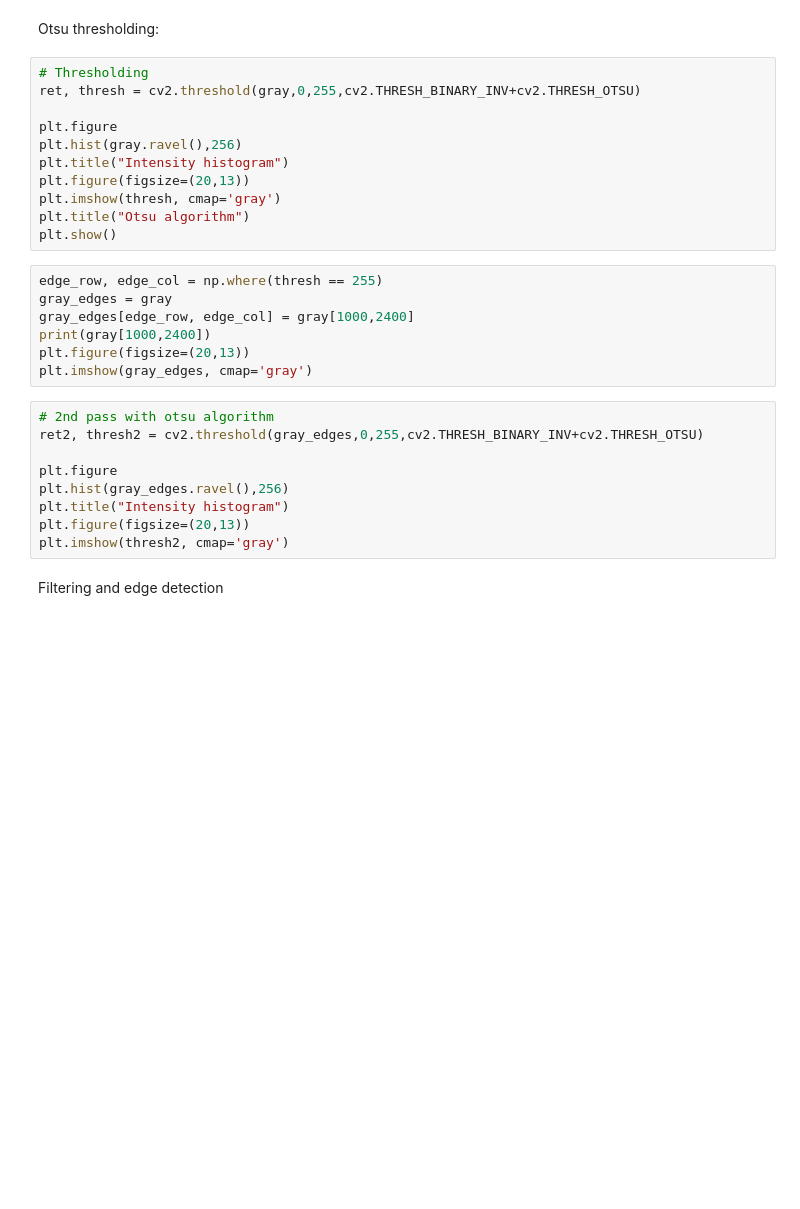
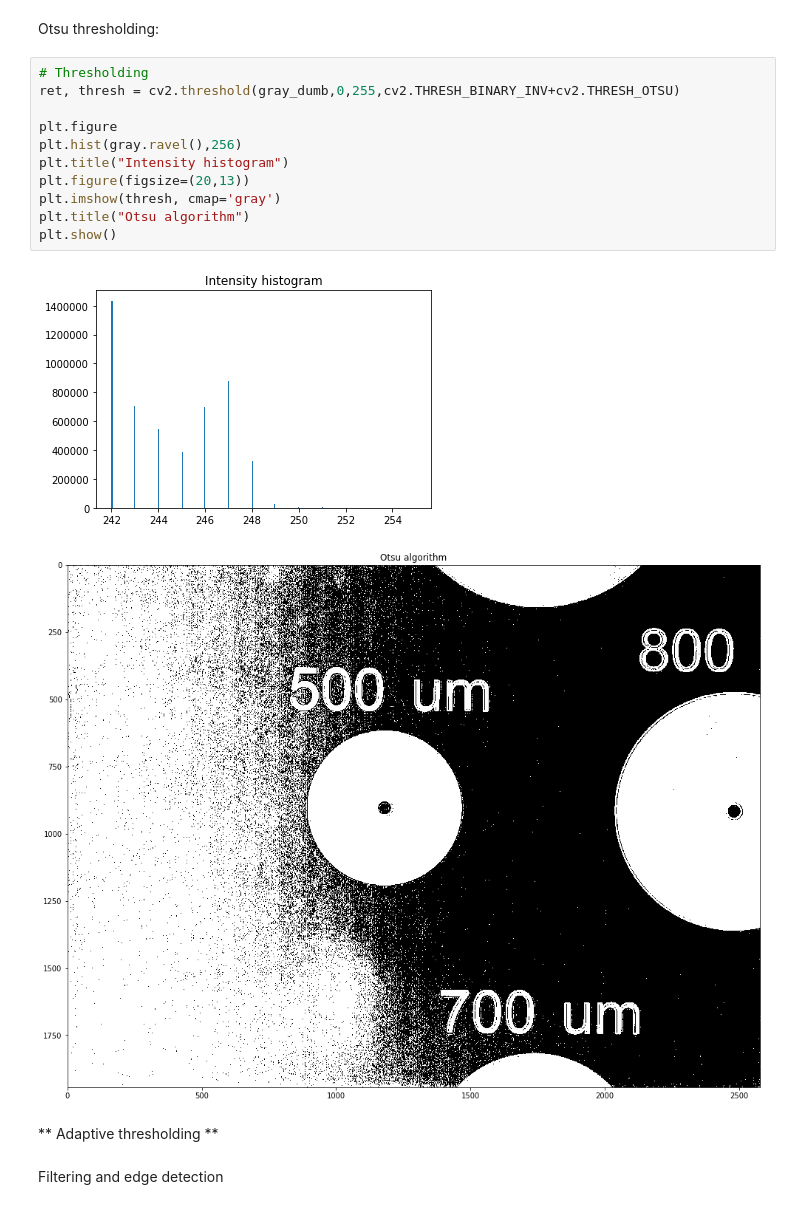
Before and after one commit to silvan-stettler/ml-processopt, a Jupyter notebook: image_segmentation.ipynb, the cells around one changed output. Saved outputs shown, nothing was run; the diff lists cells and outputs as text; blank space fills up the shorter version.

```diff
--- a/image_segmentation.ipynb
+++ b/image_segmentation.ipynb
@@ -16,31 +59,20 @@ plt.imshow(gray, cmap='gray')
 Otsu thresholding:
 # %%
 # Thresholding
-ret, thresh = cv2.threshold(gray,0,255,cv2.THRESH_BINARY_INV+cv2.THRESH_OTSU)
+ret, thresh = cv2.threshold(gray_dumb,0,255,cv2.THRESH_BINARY_INV+cv2.THRESH_OTSU)
 
 plt.figure
 plt.hist(gray.ravel(),256)
 plt.title("Intensity histogram")
 plt.figure(figsize=(20,13))
 plt.imshow(thresh, cmap='gray')
 plt.title("Otsu algorithm")
 plt.show()
+# %% [output]
+[figure, added]
+[figure, added]
-# %%
-edge_row, edge_col = np.where(thresh == 255)
-gray_edges = gray
-gray_edges[edge_row, edge_col] = gray[1000,2400]
-print(gray[1000,2400])
-plt.figure(figsize=(20,13))
-plt.imshow(gray_edges, cmap='gray')
-# %%
-# 2nd pass with otsu algorithm
-ret2, thresh2 = cv2.threshold(gray_edges,0,255,cv2.THRESH_BINARY_INV+cv2.THRESH_OTSU)
-
-plt.figure
-plt.hist(gray_edges.ravel(),256)
-plt.title("Intensity histogram")
-plt.figure(figsize=(20,13))
-plt.imshow(thresh2, cmap='gray')
+# %% [markdown]
+** Adaptive thresholding **
 # %% [markdown]
 Filtering and edge detection
 # %%
```
Also changed, not shown: parts of 6 cells of this notebook.
